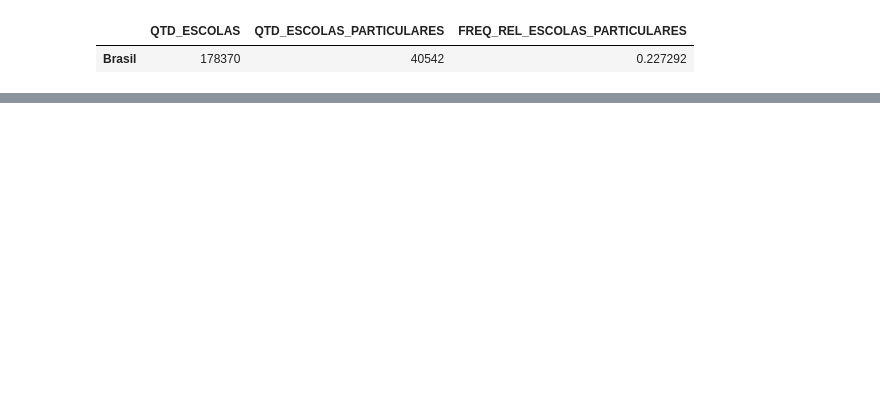
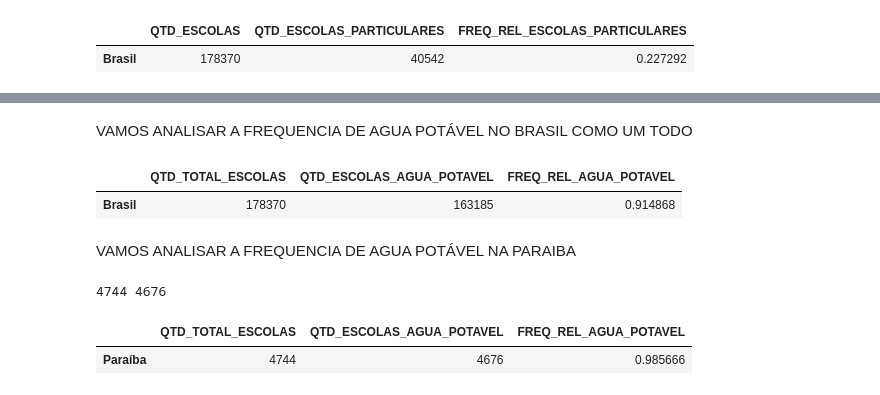
Before and after one commit to analluvias/dashboard, a Jupyter notebook: dashboard.ipynb, the cells around one changed output, grey strips where cells are left out. Cells and saved outputs as stored; diff of their text form; code cells hidden in the pictures; blank space fills up the shorter version.

Commit message:
análise da água potável nas regiões, no brasil e na paraíba

```diff
--- a/dashboard.ipynb
+++ b/dashboard.ipynb
@@ -247,0 +296,35 @@ dados_escolas_particulares_pb
+# %% [markdown]
+VAMOS ANALISAR A FREQUENCIA DE AGUA POTÁVEL NO BRASIL COMO UM TODO
+# %%
+dados_escolas_agua_brasil = [[hfreq_agua["QTD_TOTAL_ESCOLAS"].sum(), hfreq_agua["QTD_ESCOLAS_AGUA_POTAVEL"].sum(), hfreq_agua["QTD_ESCOLAS_AGUA_POTAVEL"].sum()/hfreq_agua["QTD_TOTAL_ESCOLAS"].sum()]]
+
+dados_escolas_agua_brasil  = pd.DataFrame(dados_escolas_agua_brasil, columns=['QTD_TOTAL_ESCOLAS', 'QTD_ESCOLAS_AGUA_POTAVEL', 'FREQ_REL_AGUA_POTAVEL'])
+
+dados_escolas_agua_brasil.rename(index={0:'Brasil'},inplace=True)
+
+dados_escolas_agua_brasil
+# %% [output]
+|  | QTD_TOTAL_ESCOLAS | QTD_ESCOLAS_AGUA_POTAVEL | FREQ_REL_AGUA_POTAVEL |
+| Brasil | 178370 | 163185 | 0.914868 |
+# %% [markdown]
+VAMOS ANALISAR A FREQUENCIA DE AGUA POTÁVEL NA PARAIBA
+# %%
+df_PB = df[df["NO_UF"]=="Paraíba"]
+total_esc_pb = len(df_PB)
+pb = df_PB[df_PB["IN_AGUA_POTAVEL"] == 1]
+total_part_pb = len(pb)
+
+print(total_esc_pb, total_part_pb)
+# %% [output]
+4744 4676
+# %%
+dados_escolas_agua_pb = [[total_esc_pb, total_part_pb, total_part_pb/total_esc_pb]]
+
+dados_escolas_agua_pb= pd.DataFrame(dados_escolas_agua_pb, columns=['QTD_TOTAL_ESCOLAS', 'QTD_ESCOLAS_AGUA_POTAVEL', 'FREQ_REL_AGUA_POTAVEL'])
+
+dados_escolas_agua_pb.rename(index={0:'Paraíba'},inplace=True)
+
+dados_escolas_agua_pb
+# %% [output]
+|  | QTD_TOTAL_ESCOLAS | QTD_ESCOLAS_AGUA_POTAVEL | FREQ_REL_AGUA_POTAVEL |
+| Paraíba | 4744 | 4676 | 0.985666 |
```
Also changed, not shown: parts of 16 cells of this notebook.
